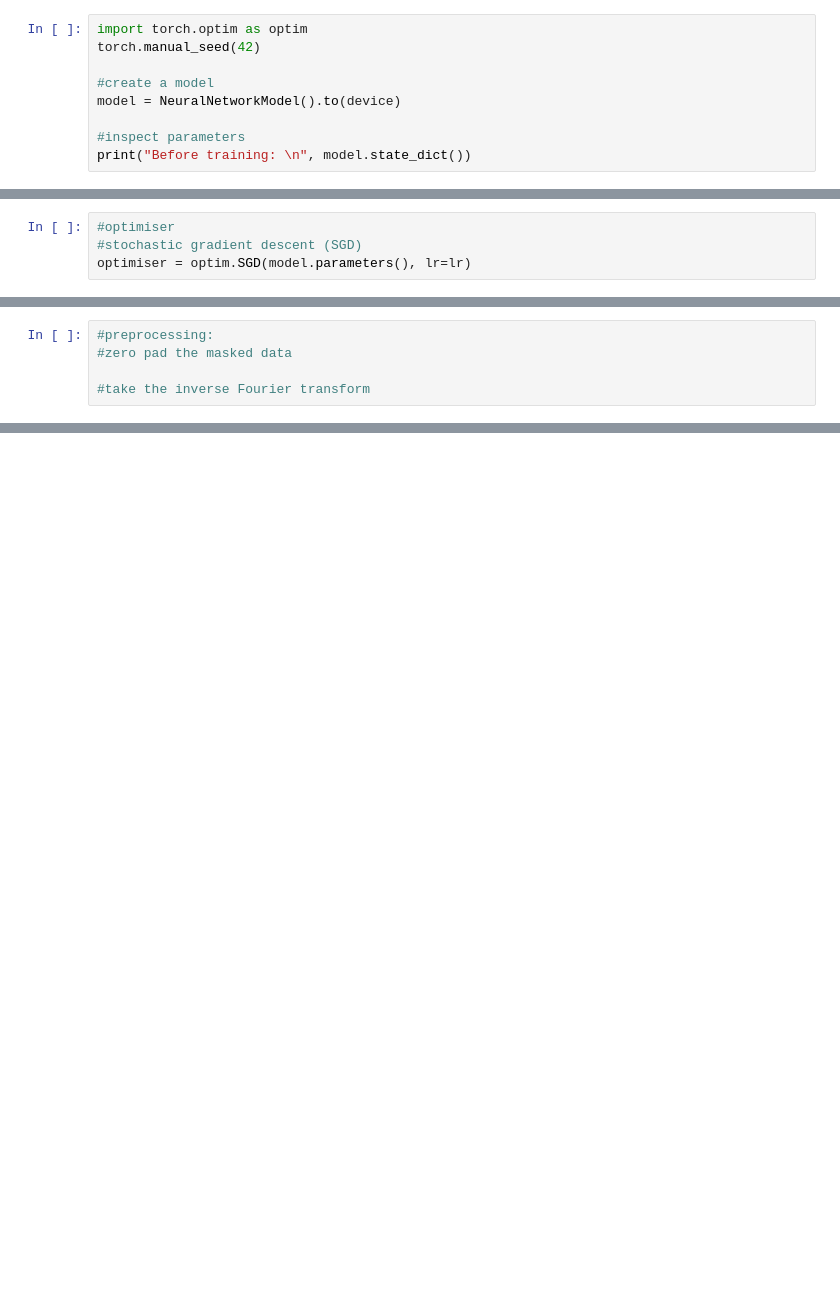
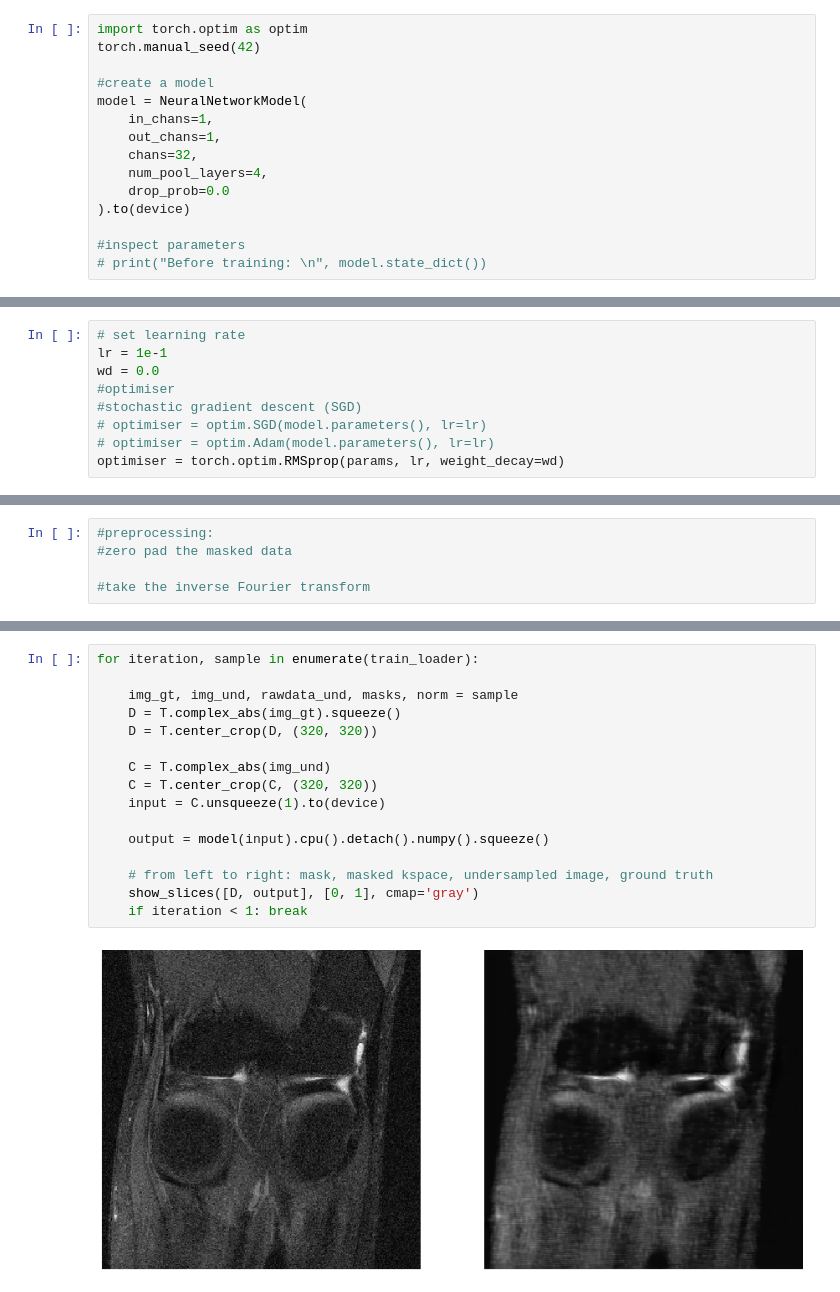
Before and after one commit to alexiscorney/NeuralComputationGroup30, a Jupyter notebook: fastMRI/Neural Network First Attempt.ipynb, the cells around one changed output, grey strips where cells are left out. Cells and saved outputs as stored; diff of their text form; blank space fills up the shorter version.

Commit message:
working model

```diff
--- a/fastMRI/Neural Network First Attempt.ipynb
+++ b/fastMRI/Neural Network First Attempt.ipynb
@@ -166,10 +271,16 @@ import torch.optim as optim
 torch.manual_seed(42)
 
 #create a model
-model = NeuralNetworkModel().to(device)
+model = NeuralNetworkModel(
+    in_chans=1,
+    out_chans=1,
+    chans=32,
+    num_pool_layers=4,
+    drop_prob=0.0
+).to(device)
 
 #inspect parameters
-print("Before training: \n", model.state_dict())
+# print("Before training: \n", model.state_dict())
 # %%
 #loss function
 #start point: L1 loss |output - gold standard|
@@ -185,9 +296,14 @@ print("Before training: \n", model.state_dict())
 #mean square error (MSELoss)
 loss_fn = nn.MSELoss(reduction='mean')
 # %%
+# set learning rate
+lr = 1e-1
+wd = 0.0
 #optimiser
 #stochastic gradient descent (SGD)
-optimiser = optim.SGD(model.parameters(), lr=lr)
+# optimiser = optim.SGD(model.parameters(), lr=lr)
+# optimiser = optim.Adam(model.parameters(), lr=lr)
+optimiser = torch.optim.RMSprop(params, lr, weight_decay=wd)
 # %%
 """The proposed method consists of two major components : deep learning using U-net and k-space correction.
 As a preprecessing, we first fill in zeros for the unmeasured region of the undersampled data to get the
@@ -227,0 +374,18 @@ print("After training: \n", model.state_dict())NN = Neural_Network()
+# %%
+for iteration, sample in enumerate(train_loader):
+
+    img_gt, img_und, rawdata_und, masks, norm = sample
+    D = T.complex_abs(img_gt).squeeze()
+    D = T.center_crop(D, (320, 320))
+
+    C = T.complex_abs(img_und)
+    C = T.center_crop(C, (320, 320))
+    input = C.unsqueeze(1).to(device)
+
+    output = model(input).cpu().detach().numpy().squeeze()
+
+    # from left to right: mask, masked kspace, undersampled image, ground truth
+    show_slices([D, output], [0, 1], cmap='gray')
+    if iteration < 1: break
+# %% [output]
+[figure, added]
```
Also changed, not shown: parts of 10 cells of this notebook, 1 other file.
